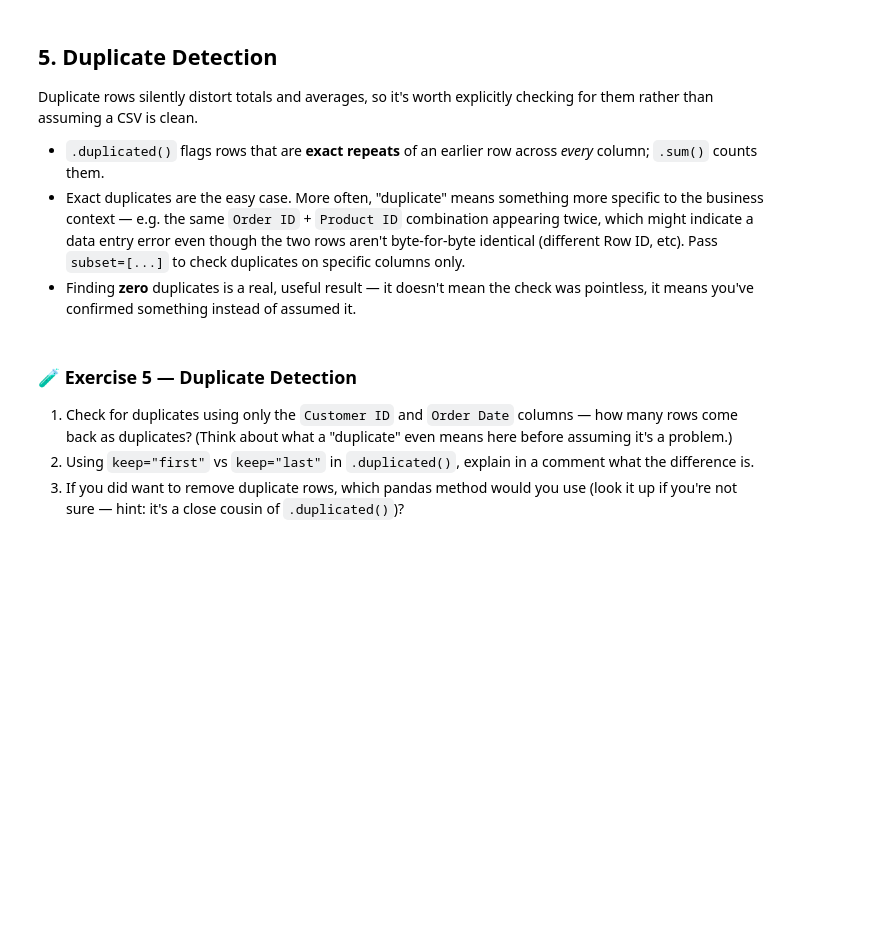
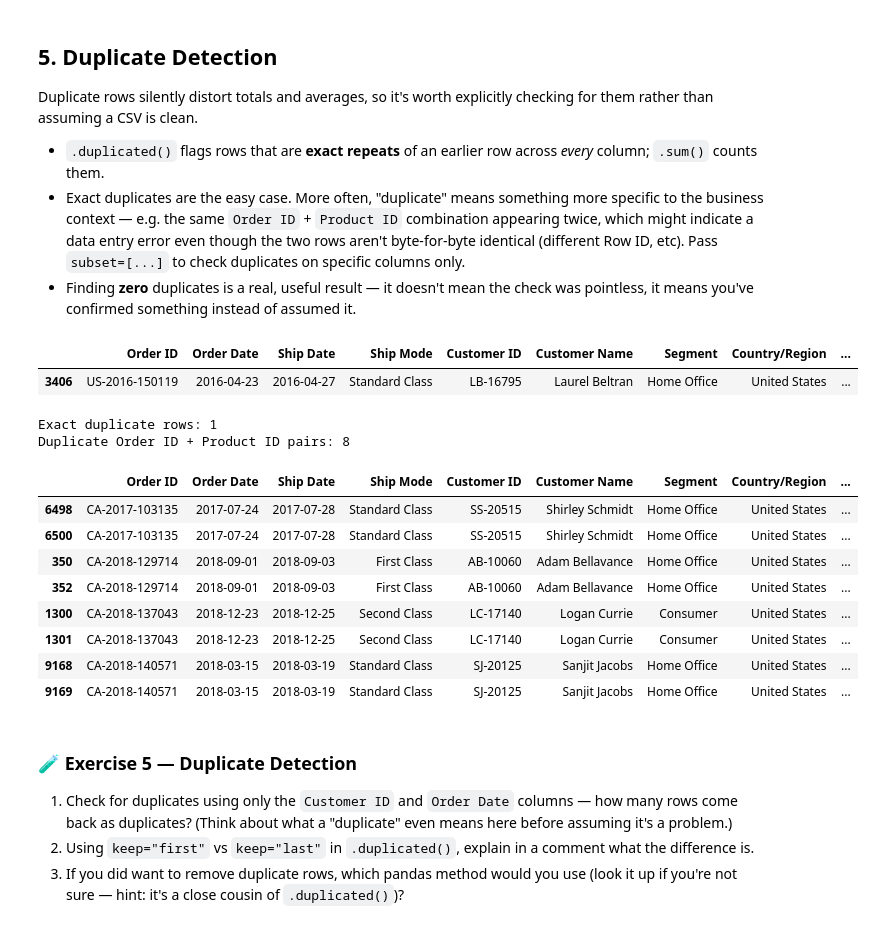
Before and after one commit to wmouhammed2016/data_exploring_cleaning, a Jupyter notebook: exploring_cleaning_data.ipynb, the cells around one changed output. Cells and saved outputs as stored; diff of their text form; code cells hidden in the pictures; blank space fills up the shorter version.

```diff
--- a/exploring_cleaning_data.ipynb
+++ b/exploring_cleaning_data.ipynb
@@ -139,0 +346,7 @@ df.info(memory_usage='deep')
+# %%
+# After checking the data type of each column in the DataFrame we can mentioned the following
+# We need to convert both 'Order Date' and 'Ship Date' into datetime data type
+# Here, we can convert each column separately or using the .apply() function and pass the function
+# name to it pd.to_datetime - without paranthesis ...
+df_raw[["Order Date", "Ship Date"]] = df_raw[["Order Date", "Ship Date"]].apply(pd.to_datetime)
+df_raw.info()
@@ -139,0 +371,6 @@ df.info(memory_usage='deep')
+# %%
+df_raw["Postal Code"] = df_raw["Postal Code"].astype("str")
+df_raw["Postal Code"].isnull().sum()
+df_raw[df_raw["Postal Code"].isnull() == True][["Country/Region", "City", "State", "Region"]]
+df_raw["Postal Code"] = df_raw["Postal Code"].fillna("05401")
+df_raw.info()
@@ -140 +407,16 @@ df.info(memory_usage='deep')
+# %%
+# Pull the order month/year out now that Order Date is a real datetime
+# Feature engineering will be done later on
+# df["Order Month"] = df["Order Date"].dt.month
+# df["Order Year"] = df["Order Date"].dt.year
+
+str_cols = df_raw.select_dtypes('str').columns.tolist()
+for col in str_cols:
+    if len(df_raw[col].unique()) <= 50:
+        df_raw[col] = df_raw[col].astype("category")
+# Convert low-cardinality text columns to the 'category' dtype (memory + speed win)
+# for col in ["Segment", "Region", "Ship Mode", "Category"]:
+#     df[col] = df[col].astype("category")
+
+# df.dtypes
 # %%
@@ -226,16 +531,35 @@ Duplicate rows silently distort totals and averages, so it's worth explicitly ch
 - `.duplicated()` flags rows that are **exact repeats** of an earlier row across *every* column; `.sum()` counts them.
 - Exact duplicates are the easy case. More often, "duplicate" means something more specific to the business context — e.g. the same `Order ID` + `Product ID` combination appearing twice, which might indicate a data entry error even though the two rows aren't byte-for-byte identical (different Row ID, etc). Pass `subset=[...]` to check duplicates on specific columns only.
 - Finding **zero** duplicates is a real, useful result — it doesn't mean the check was pointless, it means you've confirmed something instead of assumed it.
+# %%
+df_raw[df_raw.duplicated() == True]
+#df_raw[df_raw["Order ID"] == "US-2016-150119"]
+# %% [output]
+|  | Order ID | Order Date | Ship Date | Ship Mode | Customer ID | Customer Name | Segment | Country/Region | ... |
+| 3406 | US-2016-150119 | 2016-04-23 | 2016-04-27 | Standard Class | LB-16795 | Laurel Beltran | Home Office | United States | ... |
 # %%
 # Exact full-row duplicates
-print("Exact duplicate rows:", df.duplicated().sum())
+print("Exact duplicate rows:", df_raw.duplicated().sum())
 
 # Duplicates on a more meaningful subset: same order line for the same product
-print("Duplicate Order ID + Product ID pairs:", df.duplicated(subset=["Order ID", "Product ID"]).sum())
+print("Duplicate Order ID + Product ID pairs:", df_raw.duplicated(subset=["Order ID", "Product ID"]).sum())
+# %% [output]
+Exact duplicate rows: 1
+Duplicate Order ID + Product ID pairs: 8
 # %%
 # Inspect what those subset-duplicates actually look like
-dup_mask = df.duplicated(subset=["Order ID", "Product ID"], keep=False)
-df[dup_mask].sort_values(["Order ID", "Product ID"]).head(8)
+dup_mask = df_raw.duplicated(subset=["Order ID", "Product ID"], keep=False)
+df_raw[dup_mask].sort_values(["Order ID", "Product ID"]).head(8)
+# %% [output]
+|  | Order ID | Order Date | Ship Date | Ship Mode | Customer ID | Customer Name | Segment | Country/Region | ... |
+| 6498 | CA-2017-103135 | 2017-07-24 | 2017-07-28 | Standard Class | SS-20515 | Shirley Schmidt | Home Office | United States | ... |
+| 6500 | CA-2017-103135 | 2017-07-24 | 2017-07-28 | Standard Class | SS-20515 | Shirley Schmidt | Home Office | United States | ... |
+| 350 | CA-2018-129714 | 2018-09-01 | 2018-09-03 | First Class | AB-10060 | Adam Bellavance | Home Office | United States | ... |
+| 352 | CA-2018-129714 | 2018-09-01 | 2018-09-03 | First Class | AB-10060 | Adam Bellavance | Home Office | United States | ... |
+| 1300 | CA-2018-137043 | 2018-12-23 | 2018-12-25 | Second Class | LC-17140 | Logan Currie | Consumer | United States | ... |
+| 1301 | CA-2018-137043 | 2018-12-23 | 2018-12-25 | Second Class | LC-17140 | Logan Currie | Consumer | United States | ... |
+| 9168 | CA-2018-140571 | 2018-03-15 | 2018-03-19 | Standard Class | SJ-20125 | Sanjit Jacobs | Home Office | United States | ... |
+| 9169 | CA-2018-140571 | 2018-03-15 | 2018-03-19 | Standard Class | SJ-20125 | Sanjit Jacobs | Home Office | United States | ... |
 # %% [markdown]
 ### 🧪 Exercise 5 — Duplicate Detection
 
```
Also changed, not shown: parts of 27 cells of this notebook.
